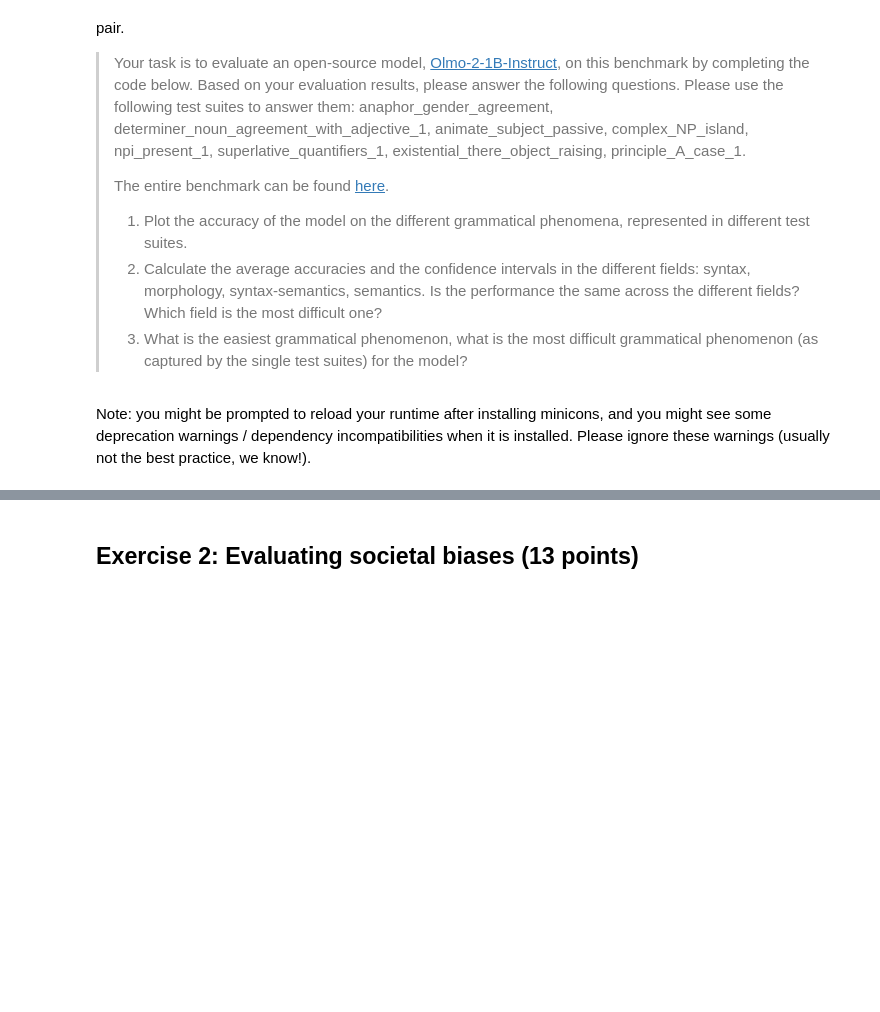
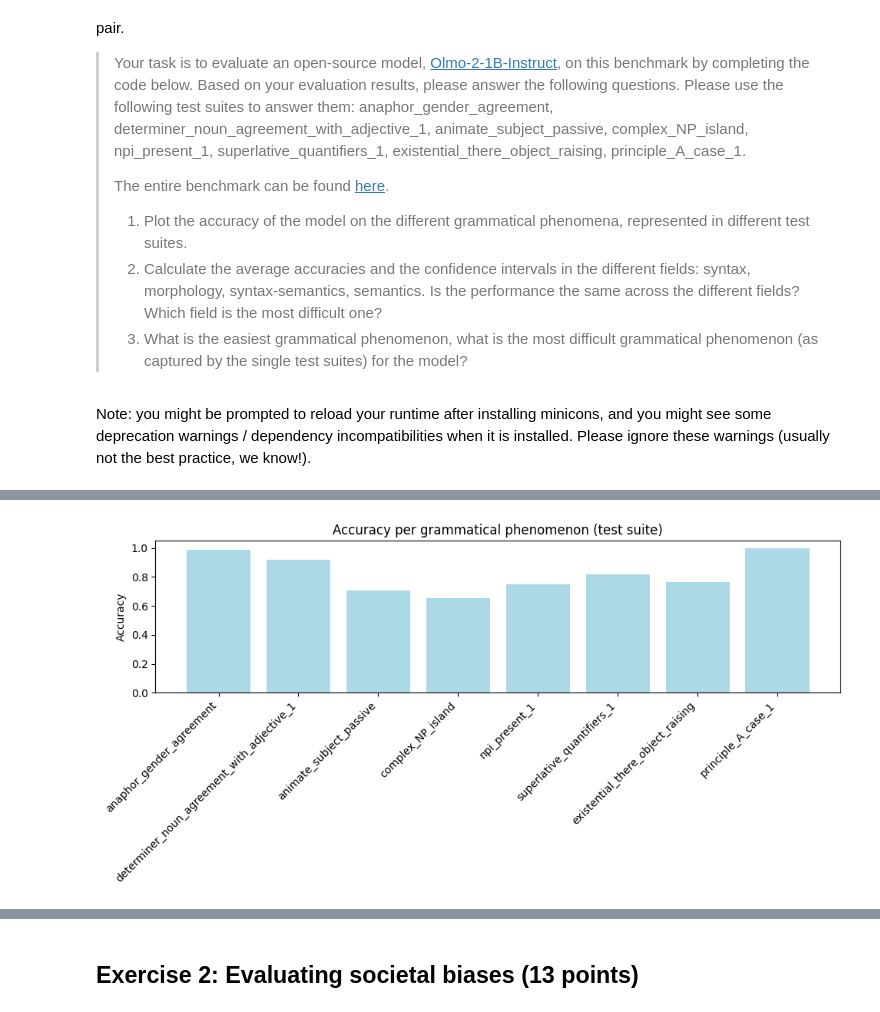
Before and after one commit to Siri-cod/LLMcourse, a Jupyter notebook: homework/04_evaluation.ipynb, the cells around one changed output, grey strips where cells are left out. Drawn from its saved outputs; the diff is of its cells as text; code cells hidden in the pictures; blank space fills up the shorter version.

```diff
--- a/homework/04_evaluation.ipynb
+++ b/homework/04_evaluation.ipynb
@@ -49,6 +87,17 @@ else:
 # iterate over the test suites
 
 #### YOUR CODE HERE ####
-dataset = load_dataset("nyu-mll/blimp", #### YOUR TEST SUITE HERE ####)
+test_suites = [
+    "anaphor_gender_agreement",
+    "determiner_noun_agreement_with_adjective_1",
+    "animate_subject_passive",
+    "complex_NP_island",
+    "npi_present_1",
+    "superlative_quantifiers_1",
+    "existential_there_object_raising",
+    "principle_A_case_1"
+]
+
+dataset = load_dataset("nyu-mll/blimp", "anaphor_gender_agreement")
 # inspect the dataset
 dataset["train"][0]
@@ -73,5 +175,16 @@ for item in dataset["train"]:
 # %%
 # calculate the performance by test suite
 ### YOUR CODE HERE ###
 # plot the results in a bar plot
 ### YOUR CODE HERE ###
+import matplotlib.pyplot as plt
+
+plt.figure(figsize=(10, 5))
+plt.bar(results.keys(), results.values(), color="lightblue")
+plt.xticks(rotation=45, ha="right")
+plt.ylabel("Accuracy")
+plt.title("Accuracy per grammatical phenomenon (test suite)")
+plt.tight_layout()
+plt.show()
+# %% [output]
+[figure, added]
```
Also changed, not shown: parts of 7 cells of this notebook.
